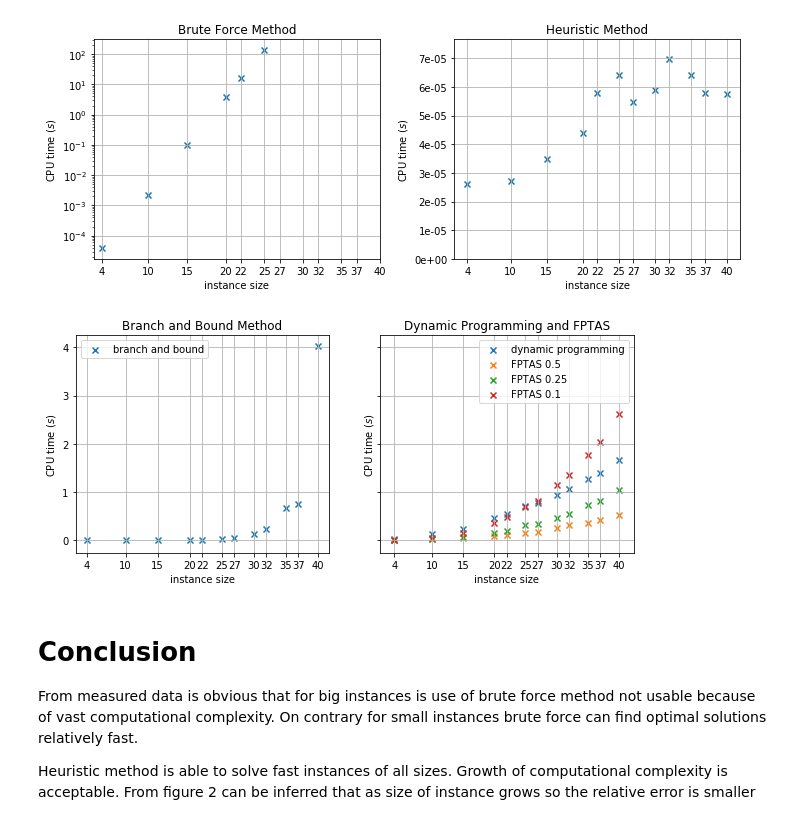
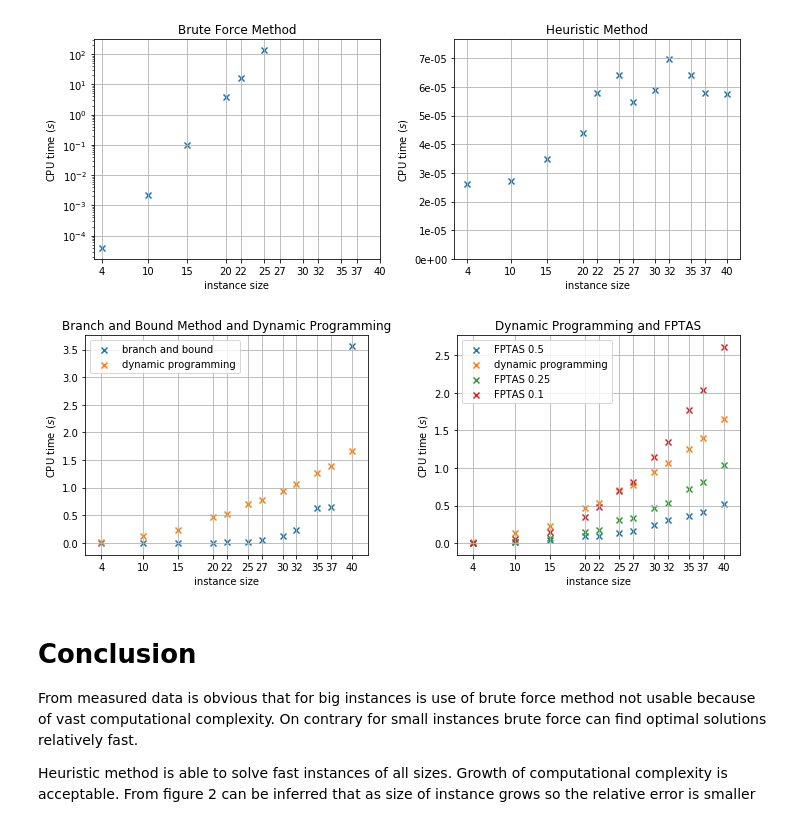
Before and after one commit to podondra/knapsack-problem, a Jupyter notebook: Analysis of Methods for Solving the Knapsack Problem.ipynb, the cells around one changed output. Saved outputs shown, nothing was run; the diff lists cells and outputs as text; code cells hidden in the pictures.

```diff
--- a/Analysis of Methods for Solving the Knapsack Problem.ipynb
+++ b/Analysis of Methods for Solving the Knapsack Problem.ipynb
@@ -304,25 +289,29 @@ pyplot.savefig('img/brute_force_heuristic_times.pdf')
 # %% [output]
 [figure]
 # %%
-fig, (ax1, ax2) = pyplot.subplots(nrows=1, ncols=2, sharey=True, figsize=(10, 4))
+fig, (ax1, ax2) = pyplot.subplots(nrows=1, ncols=2, figsize=(10, 4))
 
-ax1.set_title('Branch and Bound Method')
+ax1.set_title('Branch and Bound Method and Dynamic Programming')
 ax1.scatter(ns, times_mean['branch_and_bound_time'], marker='x', label='branch and bound')
-ax2.scatter(ns, times_mean['dynamic_programming_time'], marker='x', label='dynamic programming')
+ax1.scatter(ns, times_mean['dynamic_programming_time'], marker='x', label='dynamic programming')
 
 ax2.set_title('Dynamic Programming and FPTAS')
 ax2.scatter(ns, times_mean['fptas_0.5_time'], marker='x', label='FPTAS 0.5')
+ax2.scatter(ns, times_mean['dynamic_programming_time'], marker='x', label='dynamic programming')
 ax2.scatter(ns, times_mean['fptas_0.25_time'], marker='x', label='FPTAS 0.25')
 ax2.scatter(ns, times_mean['fptas_0.1_time'], marker='x', label='FPTAS 0.1')
 
 for ax in (ax1, ax2):
     ax.legend()
+    ax.set_ylabel('CPU time ($s$)')
     ax.set_xticks(ns)
     ax.set_xlabel('instance size')
-    ax.set_ylabel('CPU time ($s$)')
     ax.grid()
+
+fig.tight_layout()
+pyplot.savefig('img/bandb_dynamic_fptas.pdf')
 # %% [output]
-[figure, old version]
+[figure, new version]
 # %% [markdown]
 # Conclusion
 
```
Also changed, not shown: parts of 10 cells of this notebook, 4 other files.
